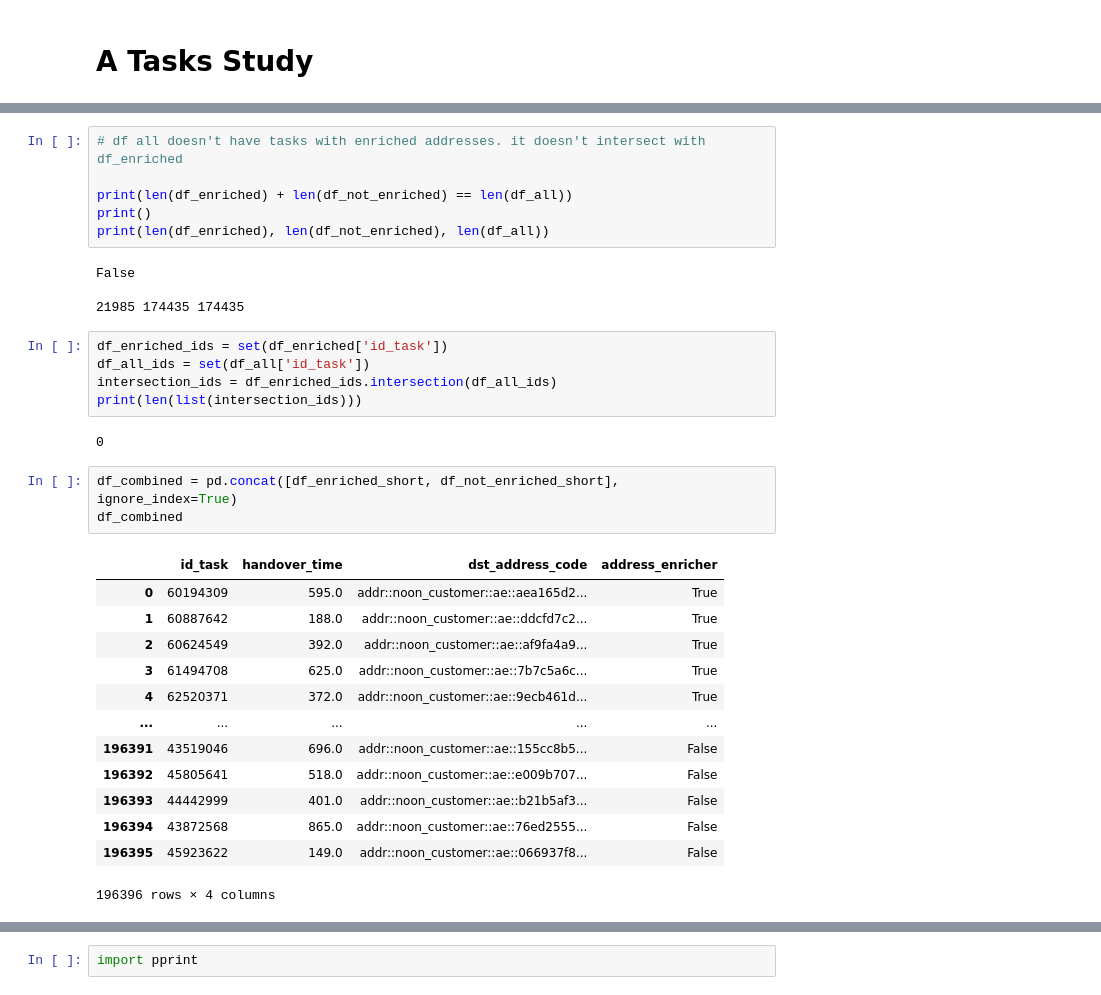
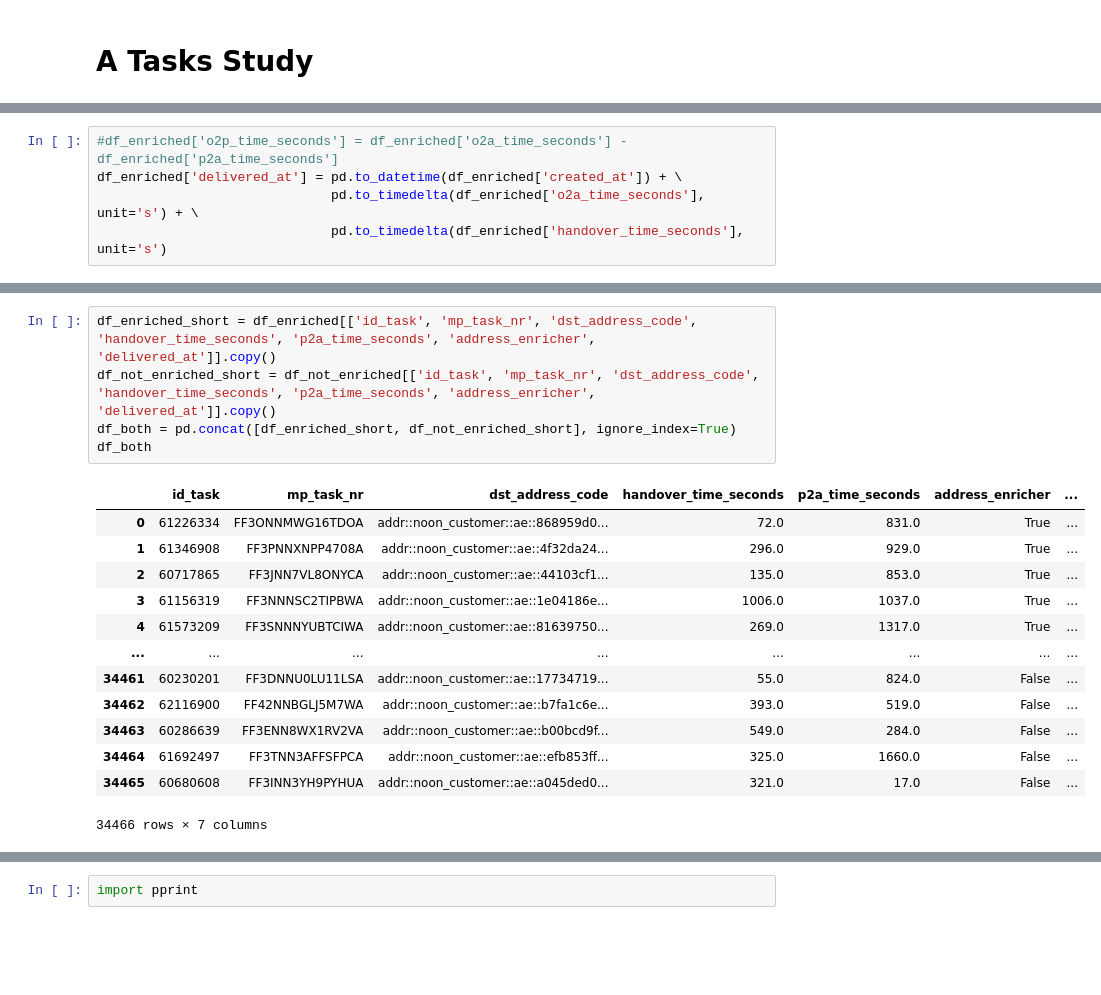
Before and after one commit to MohamdFekry/Parking-Enricher, a Jupyter notebook: test_data_analsis.ipynb, the cells around one changed output, grey strips where cells are left out. Saved outputs shown, nothing was run; the diff lists cells and outputs as text; blank space fills up the shorter version.

```diff
--- a/test_data_analsis.ipynb
+++ b/test_data_analsis.ipynb
@@ -857,0 +884,5 @@ df_all
+# %%
+#df_enriched['o2p_time_seconds'] = df_enriched['o2a_time_seconds'] - df_enriched['p2a_time_seconds']
+df_enriched['delivered_at'] = pd.to_datetime(df_enriched['created_at']) + \
+                              pd.to_timedelta(df_enriched['o2a_time_seconds'], unit='s') + \
+                              pd.to_timedelta(df_enriched['handover_time_seconds'], unit='s')
@@ -901,35 +913,20 @@ df_not_enriched_short
-# %%
-# df all doesn't have tasks with enriched addresses. it doesn't intersect with df_enriched
-
-print(len(df_enriched) + len(df_not_enriched) == len(df_all))
-print()
-print(len(df_enriched), len(df_not_enriched), len(df_all))
-# %% [output]
-False
-
-21985 174435 174435
-# %%
-df_enriched_ids = set(df_enriched['id_task'])
-df_all_ids = set(df_all['id_task'])
-intersection_ids = df_enriched_ids.intersection(df_all_ids)
-print(len(list(intersection_ids)))
-# %% [output]
-0
-# %%
-df_combined = pd.concat([df_enriched_short, df_not_enriched_short], ignore_index=True)
-df_combined
-# %% [output]
-|  | id_task | handover_time | dst_address_code | address_enricher |
-| 0 | 60194309 | 595.0 | addr::noon_customer::ae::aea165d2... | True |
-| 1 | 60887642 | 188.0 | addr::noon_customer::ae::ddcfd7c2... | True |
-| 2 | 60624549 | 392.0 | addr::noon_customer::ae::af9fa4a9... | True |
-| 3 | 61494708 | 625.0 | addr::noon_customer::ae::7b7c5a6c... | True |
-| 4 | 62520371 | 372.0 | addr::noon_customer::ae::9ecb461d... | True |
-| ... | ... | ... | ... | ... |
-| 196391 | 43519046 | 696.0 | addr::noon_customer::ae::155cc8b5... | False |
-| 196392 | 45805641 | 518.0 | addr::noon_customer::ae::e009b707... | False |
-| 196393 | 44442999 | 401.0 | addr::noon_customer::ae::b21b5af3... | False |
-| 196394 | 43872568 | 865.0 | addr::noon_customer::ae::76ed2555... | False |
-| 196395 | 45923622 | 149.0 | addr::noon_customer::ae::066937f8... | False |
-196396 rows × 4 columns
+# %%
+df_enriched_short = df_enriched[['id_task', 'mp_task_nr', 'dst_address_code', 'handover_time_seconds', 'p2a_time_seconds', 'address_enricher', 'delivered_at']].copy()
+df_not_enriched_short = df_not_enriched[['id_task', 'mp_task_nr', 'dst_address_code', 'handover_time_seconds', 'p2a_time_seconds', 'address_enricher', 'delivered_at']].copy()
+df_both = pd.concat([df_enriched_short, df_not_enriched_short], ignore_index=True)
+df_both
+# %% [output]
+|  | id_task | mp_task_nr | dst_address_code | handover_time_seconds | p2a_time_seconds | address_enricher | ... |
+| 0 | 61226334 | FF3ONNMWG16TDOA | addr::noon_customer::ae::868959d0... | 72.0 | 831.0 | True | ... |
+| 1 | 61346908 | FF3PNNXNPP4708A | addr::noon_customer::ae::4f32da24... | 296.0 | 929.0 | True | ... |
+| 2 | 60717865 | FF3JNN7VL8ONYCA | addr::noon_customer::ae::44103cf1... | 135.0 | 853.0 | True | ... |
+| 3 | 61156319 | FF3NNNSC2TIPBWA | addr::noon_customer::ae::1e04186e... | 1006.0 | 1037.0 | True | ... |
+| 4 | 61573209 | FF3SNNNYUBTCIWA | addr::noon_customer::ae::81639750... | 269.0 | 1317.0 | True | ... |
+| ... | ... | ... | ... | ... | ... | ... | ... |
+| 34461 | 60230201 | FF3DNNU0LU11LSA | addr::noon_customer::ae::17734719... | 55.0 | 824.0 | False | ... |
+| 34462 | 62116900 | FF42NNBGLJ5M7WA | addr::noon_customer::ae::b7fa1c6e... | 393.0 | 519.0 | False | ... |
+| 34463 | 60286639 | FF3ENN8WX1RV2VA | addr::noon_customer::ae::b00bcd9f... | 549.0 | 284.0 | False | ... |
+| 34464 | 61692497 | FF3TNN3AFFSFPCA | addr::noon_customer::ae::efb853ff... | 325.0 | 1660.0 | False | ... |
+| 34465 | 60680608 | FF3INN3YH9PYHUA | addr::noon_customer::ae::a045ded0... | 321.0 | 17.0 | False | ... |
+34466 rows × 7 columns
 # %%
```
Also changed, not shown: parts of 28 cells of this notebook, 7 other files.
